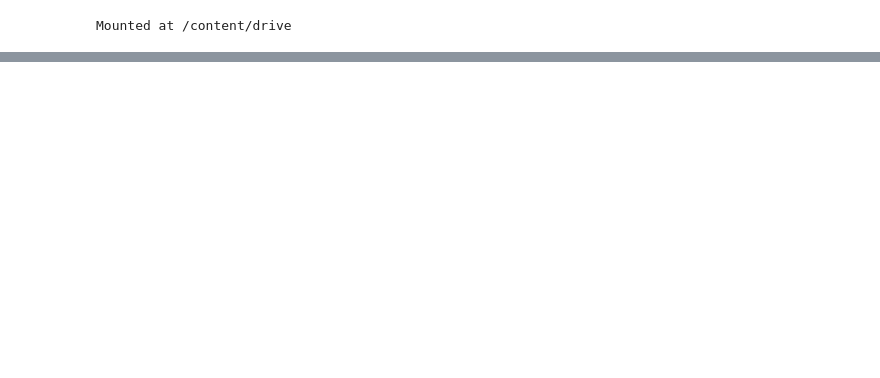
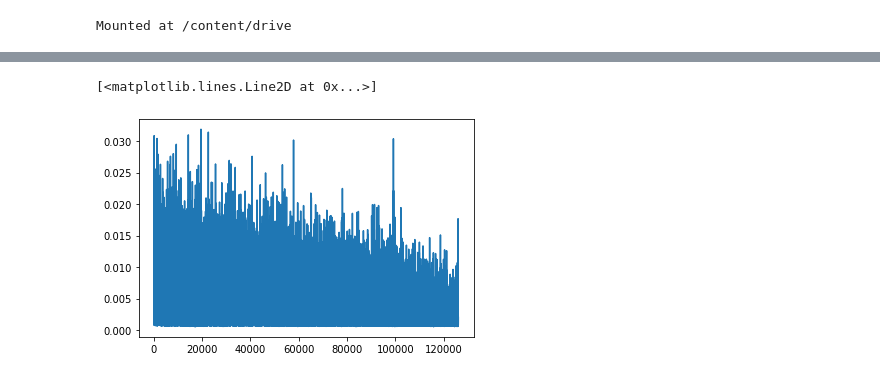
Before and after one commit to BradenEberhard/TimeSeries, a Jupyter notebook: Time_Series_GRU.ipynb, the cells around one changed output, grey strips where cells are left out. Drawn from its saved outputs; the diff is of its cells as text; code cells hidden in the pictures; blank space fills up the shorter version.

```diff
--- a/Time_Series_GRU.ipynb
+++ b/Time_Series_GRU.ipynb
@@ -23,12 +32,3 @@ Mounted at /content/drive
 # %%
 train = pd.read_csv('./drive/MyDrive/Models/Time Series/train.csv', parse_dates=[0])
 test = pd.read_csv('./drive/MyDrive/Models/Time Series/test.csv', parse_dates=[0], index_col='id')
-# %%
-train['Set'] = pd.Series(['train' for x in range(len(train.index))], index=train.index)
-test['Set'] = pd.Series(['test' for x in range(len(test.index))], index=test.index)
-full_data = pd.concat([train, test])
-all_data = full_data[(full_data.store == 2) & (full_data.item == 3)]
-all_data = all_data.sales.values.astype(float)
-num_test = 100
-train_data = all_data[:-num_test]
-test_data = all_data[-num_test:]
@@ -95,16 +83,20 @@ class LSTM(nn.Module):
 # %%
-PATH = './drive/MyDrive/Models/Time Series/LSTM.50_items.50_window.1_layers.v0'
+PATH = './drive/MyDrive/Models/Time Series/LSTM.all_stores_and_items.50_window.1_layers.v0'
 LOAD_MODEL = False
 SAVE_MODEL = True
+TRAIN_WINDOW = 365
+BATCH_SIZE = 1
 NUM_LAYERS = 1
-NUM_ITEMS = 50
 
-model = LSTM(input_size=NUM_ITEMS, output_size=NUM_ITEMS, num_layers=NUM_LAYERS).cuda()
+sequence, scaler = get_all_items_seq(tw=TRAIN_WINDOW)
+my_data = inputs_dataset(sequence)
+my_loader = DataLoader(my_data, batch_size=BATCH_SIZE, shuffle=True)
+
+model = LSTM(input_size=500, hidden_layer_size=500, output_size=500, num_layers=NUM_LAYERS, batch_size=BATCH_SIZE, tw=TRAIN_WINDOW).cuda()
 criterion = nn.MSELoss()
 optimizer = torch.optim.Adam(model.parameters(), lr = 0.0005)
-input_to_use = inout_store1
+epochs = 100
 
-epochs = 200
 if LOAD_MODEL:
   checkpoint = torch.load(PATH)
   model.load_state_dict(checkpoint['model_state_dict'])
@@ -115,13 +107,13 @@ else:
   epoch = 0
   losses = []
 for i in tqdm(range(epochs)):
-  for seq, labels in input_to_use:
+  for seq, labels in my_loader:
 
     seq = seq.cuda()
     labels = labels.cuda()
     optimizer.zero_grad()
-    model.hidden_cell = (torch.zeros(NUM_LAYERS,1,model.hidden_layer_size).cuda(),
-                         torch.zeros(NUM_LAYERS,1,model.hidden_layer_size).cuda())
+    model.hidden_cell = (torch.zeros(NUM_LAYERS,BATCH_SIZE,model.hidden_layer_size).cuda(),
+                         torch.zeros(NUM_LAYERS,BATCH_SIZE,model.hidden_layer_size).cuda())
 
     y_pred = model(seq)
     single_loss = criterion(y_pred, labels)
@@ -129,12 +121,12 @@ for i in tqdm(range(epochs)):
     losses.append(single_loss.item())
     optimizer.step()
 
-  if (i%10 == 0) & (SAVE_MODEL):
+  if (i%10 == 0):
     print('losses: ' + str(losses[-1]) + ' epoch: ' + str(epoch + i))
     torch.save({
-            'epoch': epoch + i,
-            'model_state_dict': model.state_dict(),
-            'optimizer_state_dict': optimizer.state_dict(),
-            'losses': losses,
-            }, PATH)
+        'epoch': epoch + i,
+        'model_state_dict': model.state_dict(),
+        'optimizer_state_dict': optimizer.state_dict(),
+        'losses': losses,
+        }, PATH)
 # %% [output]
@@ -154 +143,6 @@ losses: 0.001417274703271687 epoch: 110
+# %%
+plt.plot(losses[20000:])
+# %% [output]
+[<matplotlib.lines.Line2D at 0x...>]
+[figure, added]
 # %%
```
Also changed, not shown: parts of 17 cells of this notebook.
